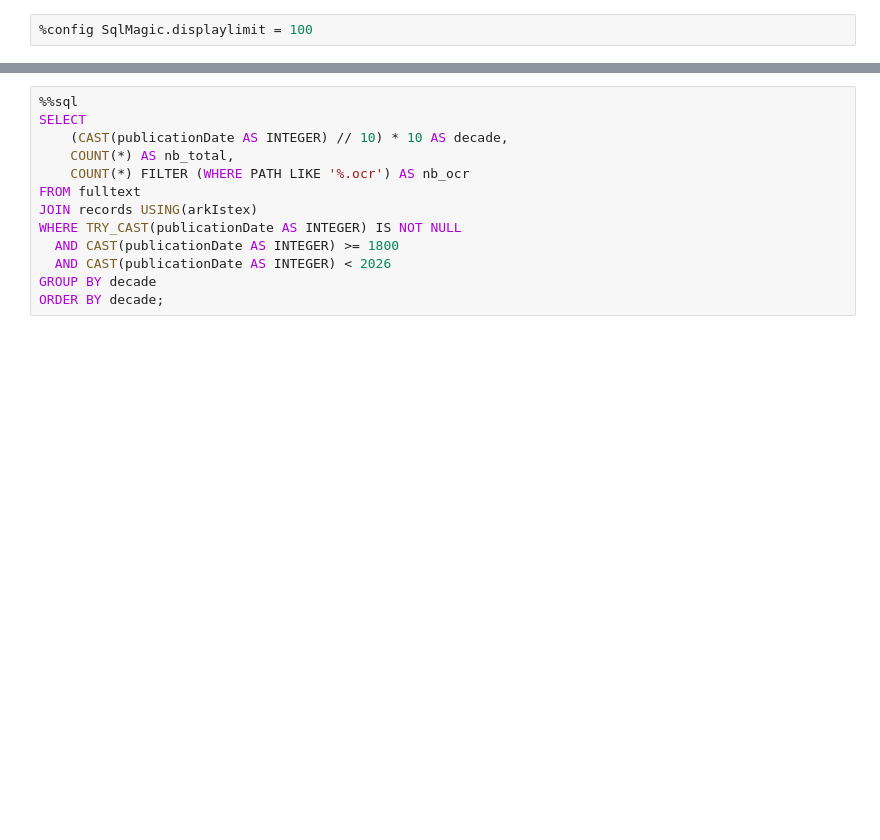
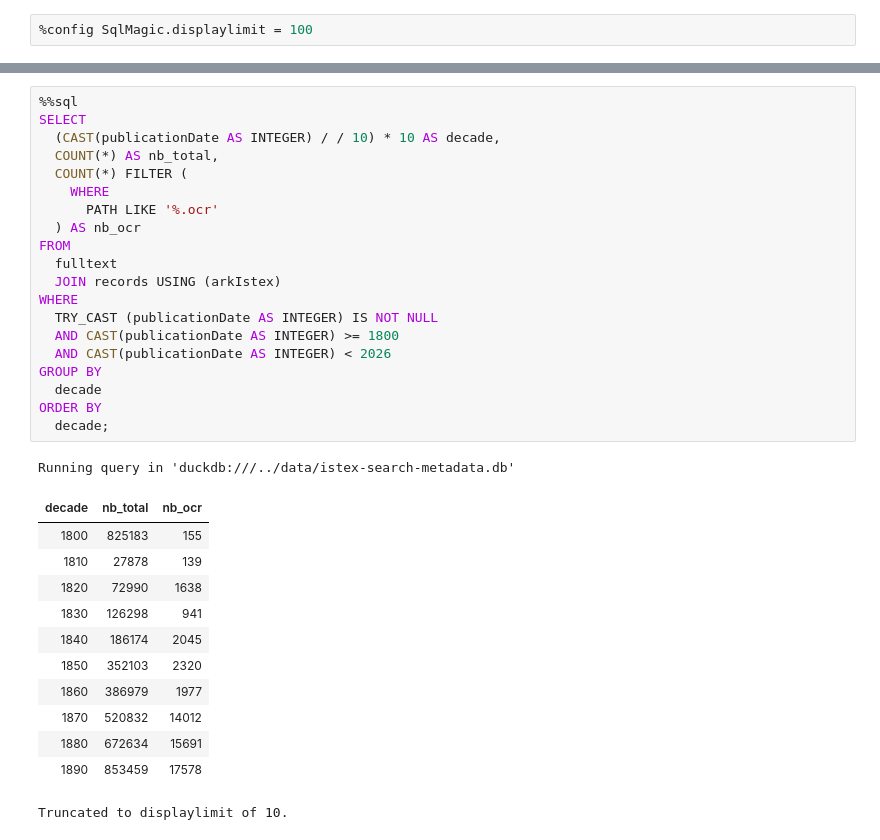
Before and after one commit to OcrIstex/ocr-istex, a Jupyter notebook: OCR dans Istex.ipynb, the cells around one changed output, grey strips where cells are left out. Saved outputs shown, nothing was run; the diff lists cells and outputs as text; blank space fills up the shorter version.

```diff
--- a/OCR dans Istex.ipynb
+++ b/OCR dans Istex.ipynb
@@ -156,16 +175,37 @@ SELECT * FROM fulltext JOIN records USING(arkIstex)  WHERE PATH like '%.ocr';
 # %%
 %%sql
 SELECT
-    (CAST(publicationDate AS INTEGER) // 10) * 10 AS decade,
-    COUNT(*) AS nb_total,
-    COUNT(*) FILTER (WHERE PATH LIKE '%.ocr') AS nb_ocr
-FROM fulltext
-JOIN records USING(arkIstex)
-WHERE TRY_CAST(publicationDate AS INTEGER) IS NOT NULL
+  (CAST(publicationDate AS INTEGER) / / 10) * 10 AS decade,
+  COUNT(*) AS nb_total,
+  COUNT(*) FILTER (
+    WHERE
+      PATH LIKE '%.ocr'
+  ) AS nb_ocr
+FROM
+  fulltext
+  JOIN records USING (arkIstex)
+WHERE
+  TRY_CAST (publicationDate AS INTEGER) IS NOT NULL
   AND CAST(publicationDate AS INTEGER) >= 1800
   AND CAST(publicationDate AS INTEGER) < 2026
-GROUP BY decade
-ORDER BY decade;
+GROUP BY
+  decade
+ORDER BY
+  decade;
+# %% [output]
+Running query in 'duckdb:///../data/istex-search-metadata.db'
+| decade | nb_total | nb_ocr |
+| 1800 | 825183 | 155 |
+| 1810 | 27878 | 139 |
+| 1820 | 72990 | 1638 |
+| 1830 | 126298 | 941 |
+| 1840 | 186174 | 2045 |
+| 1850 | 352103 | 2320 |
+| 1860 | 386979 | 1977 |
+| 1870 | 520832 | 14012 |
+| 1880 | 672634 | 15691 |
+| 1890 | 853459 | 17578 |
+Truncated to displaylimit of 10.
 # %%
 import matplotlib.pyplot as plt
 
```
Also changed, not shown: parts of 6 cells of this notebook.
